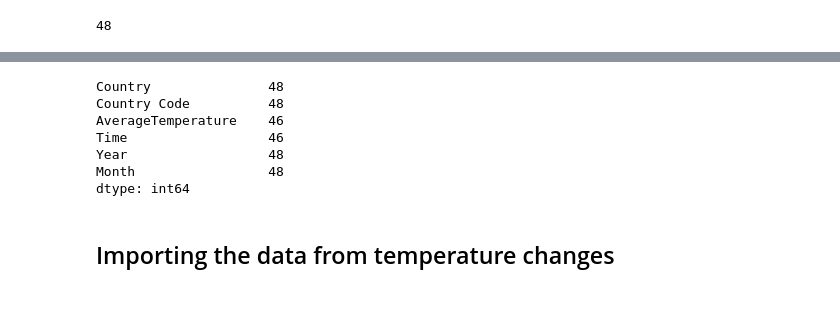
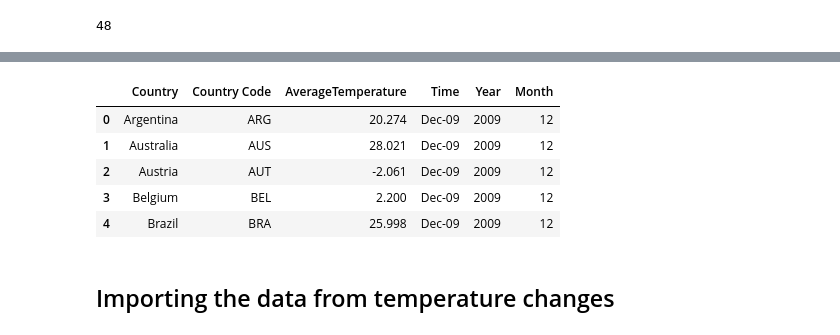
Before and after one commit to shwetajain1022/Project-4, a Jupyter notebook: Dec_temp_2009_MF.ipynb, the cells around one changed output, grey strips where cells are left out. Drawn from its saved outputs; the diff is of its cells as text; code cells hidden in the pictures; blank space fills up the shorter version.

```diff
--- a/Dec_temp_2009_MF.ipynb
+++ b/Dec_temp_2009_MF.ipynb
@@ -63,21 +60,19 @@ countries_48.head()
 # %%
-# Merge Dec-09 temperature df with selected (48) countries df.
-# This gives us Dec-09 temperatures for the 48 countries we're analysing.
+# Merge the December temperature data frame with 48 countries list
 select_temp_df = pd.merge(countries_48, Dec_temp_filtered, how='left', on='Country')
 
 # Add new columns for Year and Month (all the same figures)
 select_temp_df['Year'] = 2009
 select_temp_df['Month'] = 12
 
-select_temp_df.count()
+select_temp_df.head()
 # %% [output]
-Country               48
-Country Code          48
-AverageTemperature    46
-Time                  46
-Year                  48
-Month                 48
-dtype: int64
+|  | Country | Country Code | AverageTemperature | Time | Year | Month |
+| 0 | Argentina | ARG | 20.274 | Dec-09 | 2009 | 12 |
+| 1 | Australia | AUS | 28.021 | Dec-09 | 2009 | 12 |
+| 2 | Austria | AUT | -2.061 | Dec-09 | 2009 | 12 |
+| 3 | Belgium | BEL | 2.200 | Dec-09 | 2009 | 12 |
+| 4 | Brazil | BRA | 25.998 | Dec-09 | 2009 | 12 |
 # %% [markdown]
 ## Importing the data from temperature changes
 # %%
```
Also changed, not shown: parts of 26 cells of this notebook.
